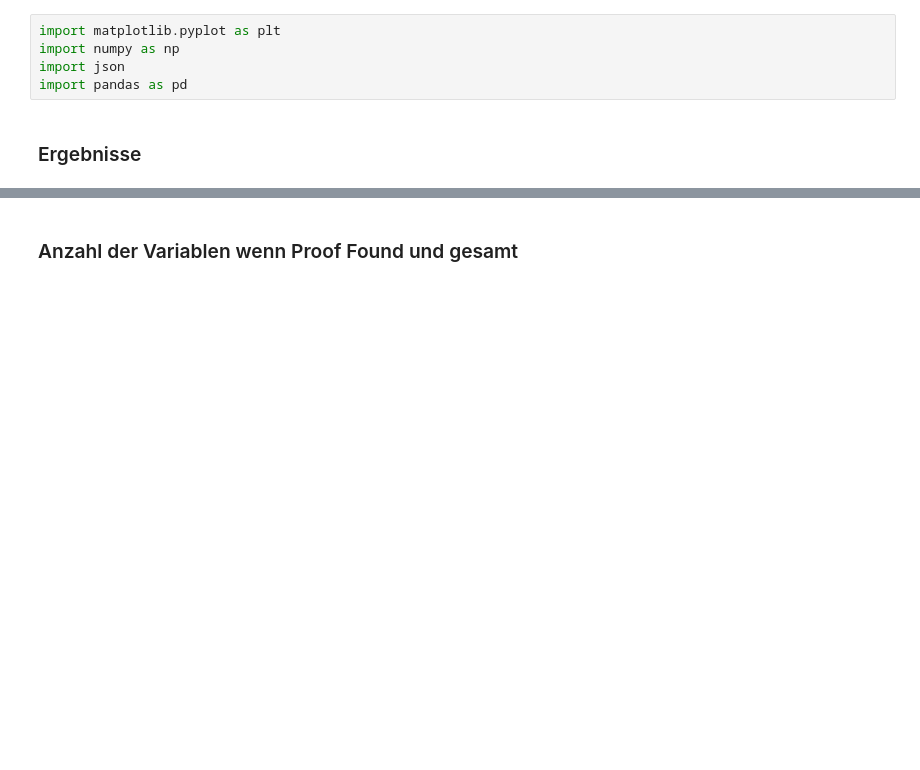
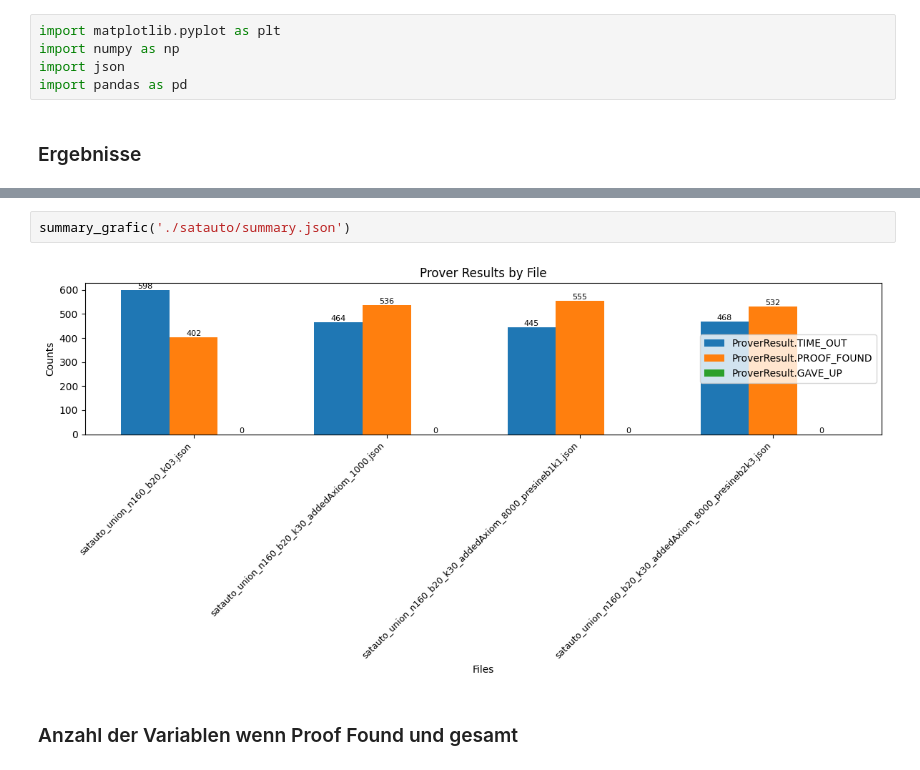
Before and after one commit to BigTeddyRush/further-work-of-seven, a Jupyter notebook: sum_evaluation/sum_evaluation.ipynb, the cells around one changed output, grey strips where cells are left out. Drawn from its saved outputs; the diff is of its cells as text; blank space fills up the shorter version.

```diff
--- a/sum_evaluation/sum_evaluation.ipynb
+++ b/sum_evaluation/sum_evaluation.ipynb
@@ -78,3 +81,7 @@ Die Verknüpfung von mehreren SInE Strategien in Kombination mit satauto erzielt
+# %%
+summary_grafic('./satauto/summary.json')
+# %% [output]
+[figure, added]
 # %% [markdown]
 ### Anzahl der Variablen wenn Proof Found und gesamt
 # %%
```
Also changed, not shown: parts of 5 cells of this notebook, 14 other files.
